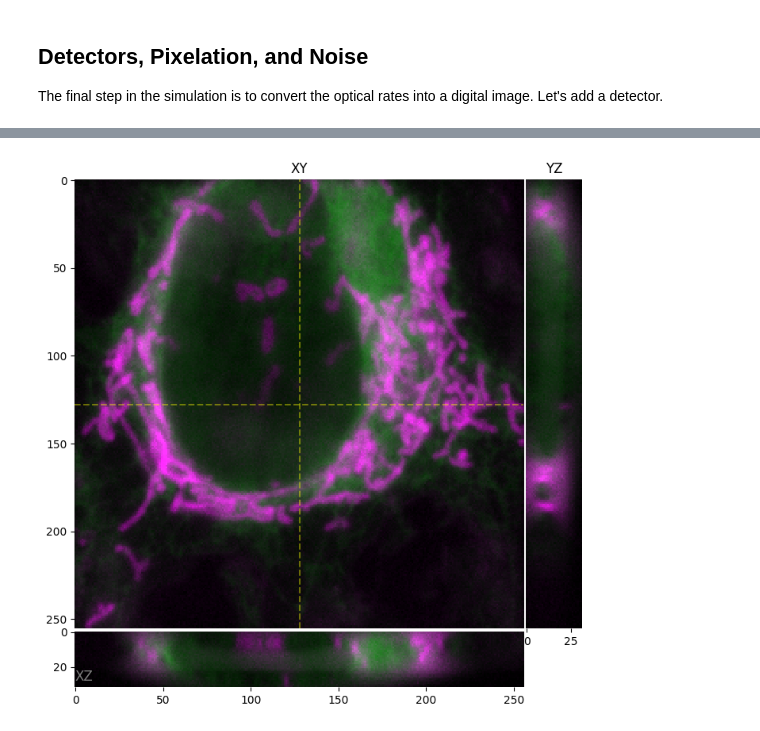
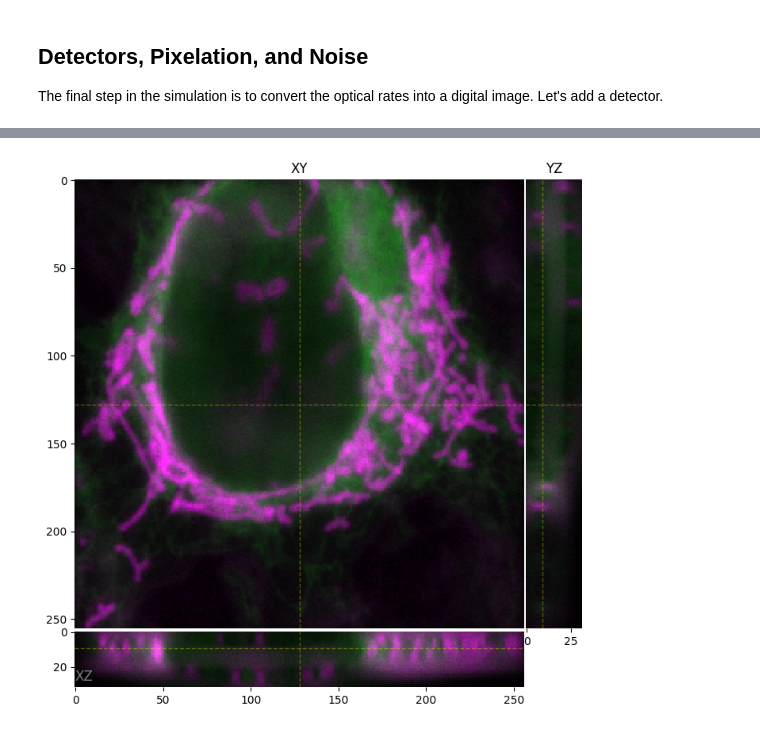
Before and after one commit to tlambert03/microsim, a Jupyter notebook: docs/guide.ipynb, the cells around one changed output, grey strips where cells are left out. Saved outputs shown, nothing was run; the diff lists cells and outputs as text; code cells hidden in the pictures.

```diff
--- a/docs/guide.ipynb
+++ b/docs/guide.ipynb
@@ -324,9 +324,9 @@ The final step in the simulation is to convert the optical rates into a digital
 # %%
 # mutating the simulation in-place
 sim.detector = ms.detectors.ICX285
 sim.output_space = ms.DownscaledSpace(downscale=2)
 
-ortho_plot(sim.digital_image())
+ortho_plot(sim.digital_image(exposure_ms=100), z=9)
 # %% [output]
 [interactive output not drawn]
-[figure, old version]
+[figure, new version]
```
Also changed, not shown: parts of 9 cells of this notebook, 1 other file.
